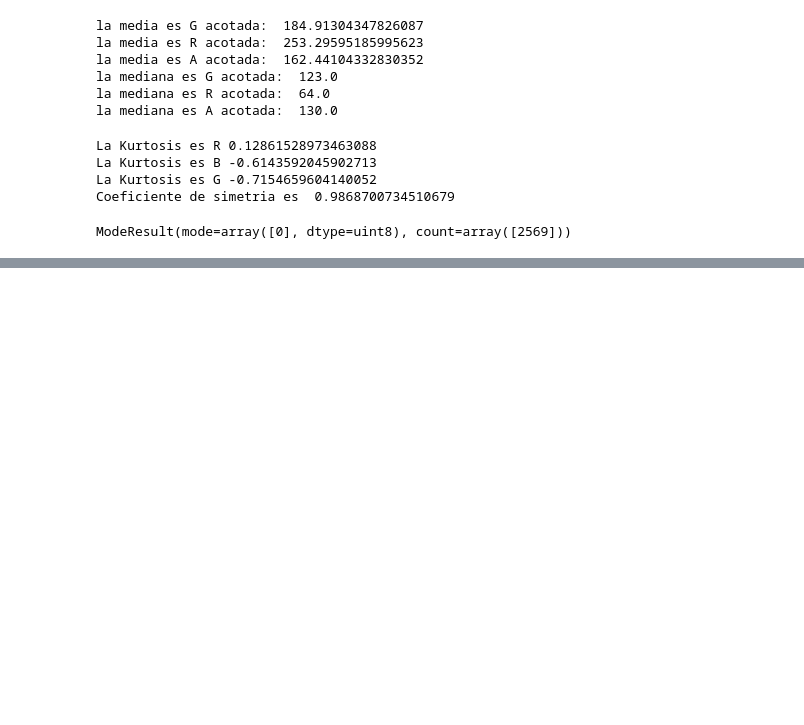
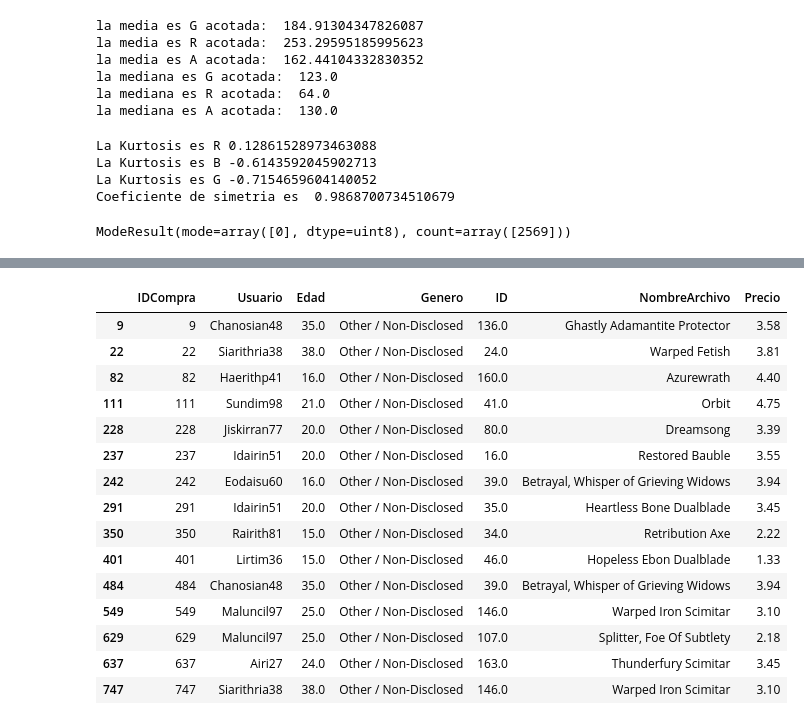
Before and after one commit to hmarbello/Tarea1AnalisisDeDatos, a Jupyter notebook: Tarea_1_Modulo1_AnalisisDeDatos.ipynb, the cells around one changed output, grey strips where cells are left out. Saved outputs shown, nothing was run; the diff lists cells and outputs as text; code cells hidden in the pictures; blank space fills up the shorter version.

```diff
--- a/Tarea_1_Modulo1_AnalisisDeDatos.ipynb
+++ b/Tarea_1_Modulo1_AnalisisDeDatos.ipynb
@@ -104,0 +242,19 @@ ModeResult(mode=array([0], dtype=uint8), count=array([2569]))
+# %%
+df_excel[~(df_excel["Genero"]=="Male") & ~(df_excel["Genero"]=="Female")]
+# %% [output]
+|  | IDCompra | Usuario | Edad | Genero | ID | NombreArchivo | Precio |
+| 9 | 9 | Chanosian48 | 35.0 | Other / Non-Disclosed | 136.0 | Ghastly Adamantite Protector | 3.58 |
+| 22 | 22 | Siarithria38 | 38.0 | Other / Non-Disclosed | 24.0 | Warped Fetish | 3.81 |
+| 82 | 82 | Haerithp41 | 16.0 | Other / Non-Disclosed | 160.0 | Azurewrath | 4.40 |
+| 111 | 111 | Sundim98 | 21.0 | Other / Non-Disclosed | 41.0 | Orbit | 4.75 |
+| 228 | 228 | Jiskirran77 | 20.0 | Other / Non-Disclosed | 80.0 | Dreamsong | 3.39 |
+| 237 | 237 | Idairin51 | 20.0 | Other / Non-Disclosed | 16.0 | Restored Bauble | 3.55 |
+| 242 | 242 | Eodaisu60 | 16.0 | Other / Non-Disclosed | 39.0 | Betrayal, Whisper of Grieving Widows | 3.94 |
+| 291 | 291 | Idairin51 | 20.0 | Other / Non-Disclosed | 35.0 | Heartless Bone Dualblade | 3.45 |
+| 350 | 350 | Rairith81 | 15.0 | Other / Non-Disclosed | 34.0 | Retribution Axe | 2.22 |
+| 401 | 401 | Lirtim36 | 15.0 | Other / Non-Disclosed | 46.0 | Hopeless Ebon Dualblade | 1.33 |
+| 484 | 484 | Chanosian48 | 35.0 | Other / Non-Disclosed | 39.0 | Betrayal, Whisper of Grieving Widows | 3.94 |
+| 549 | 549 | Maluncil97 | 25.0 | Other / Non-Disclosed | 146.0 | Warped Iron Scimitar | 3.10 |
+| 629 | 629 | Maluncil97 | 25.0 | Other / Non-Disclosed | 107.0 | Splitter, Foe Of Subtlety | 2.18 |
+| 637 | 637 | Airi27 | 24.0 | Other / Non-Disclosed | 163.0 | Thunderfury Scimitar | 3.45 |
+| 747 | 747 | Siarithria38 | 38.0 | Other / Non-Disclosed | 146.0 | Warped Iron Scimitar | 3.10 |
```
Also changed, not shown: parts of 22 cells of this notebook.
